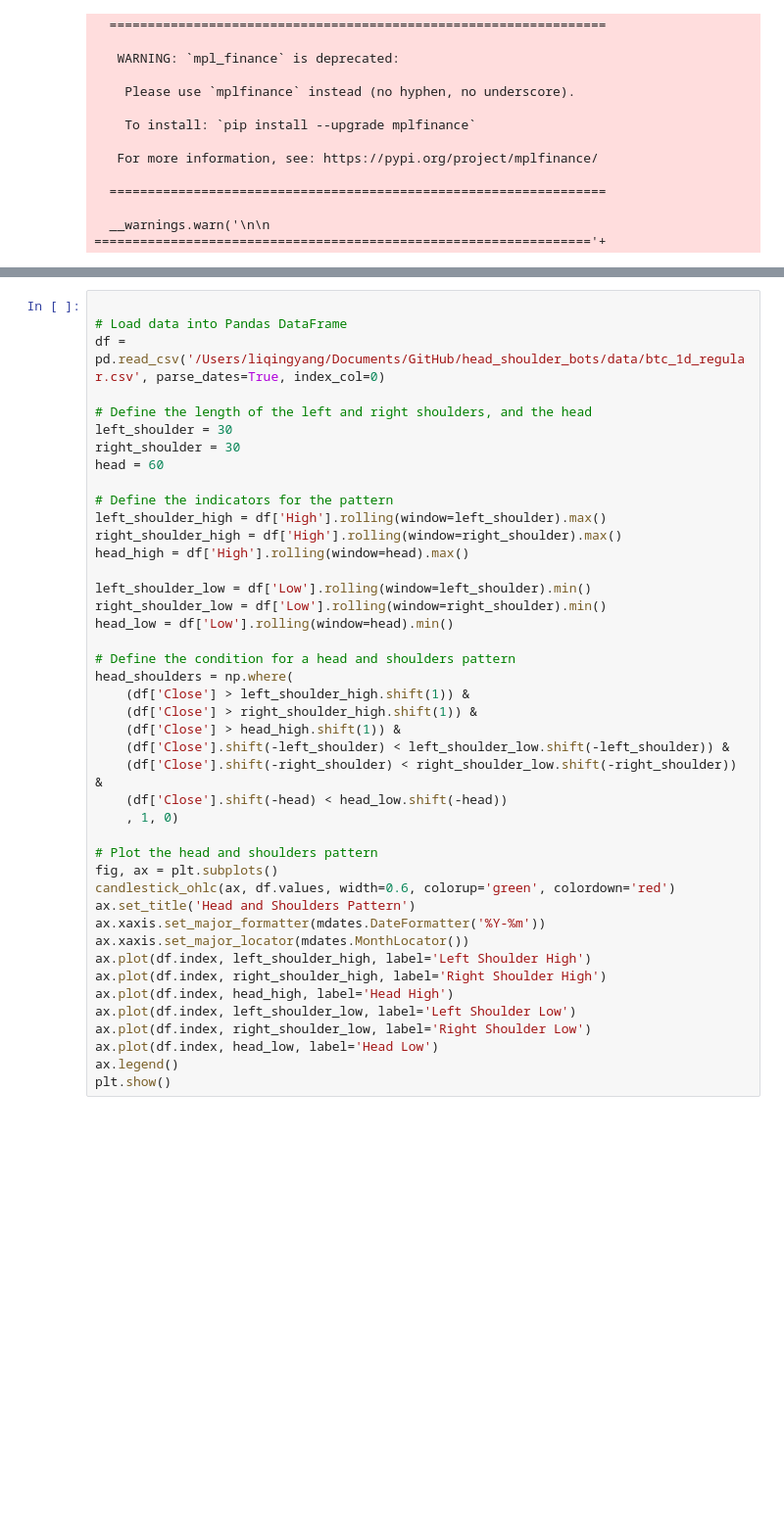
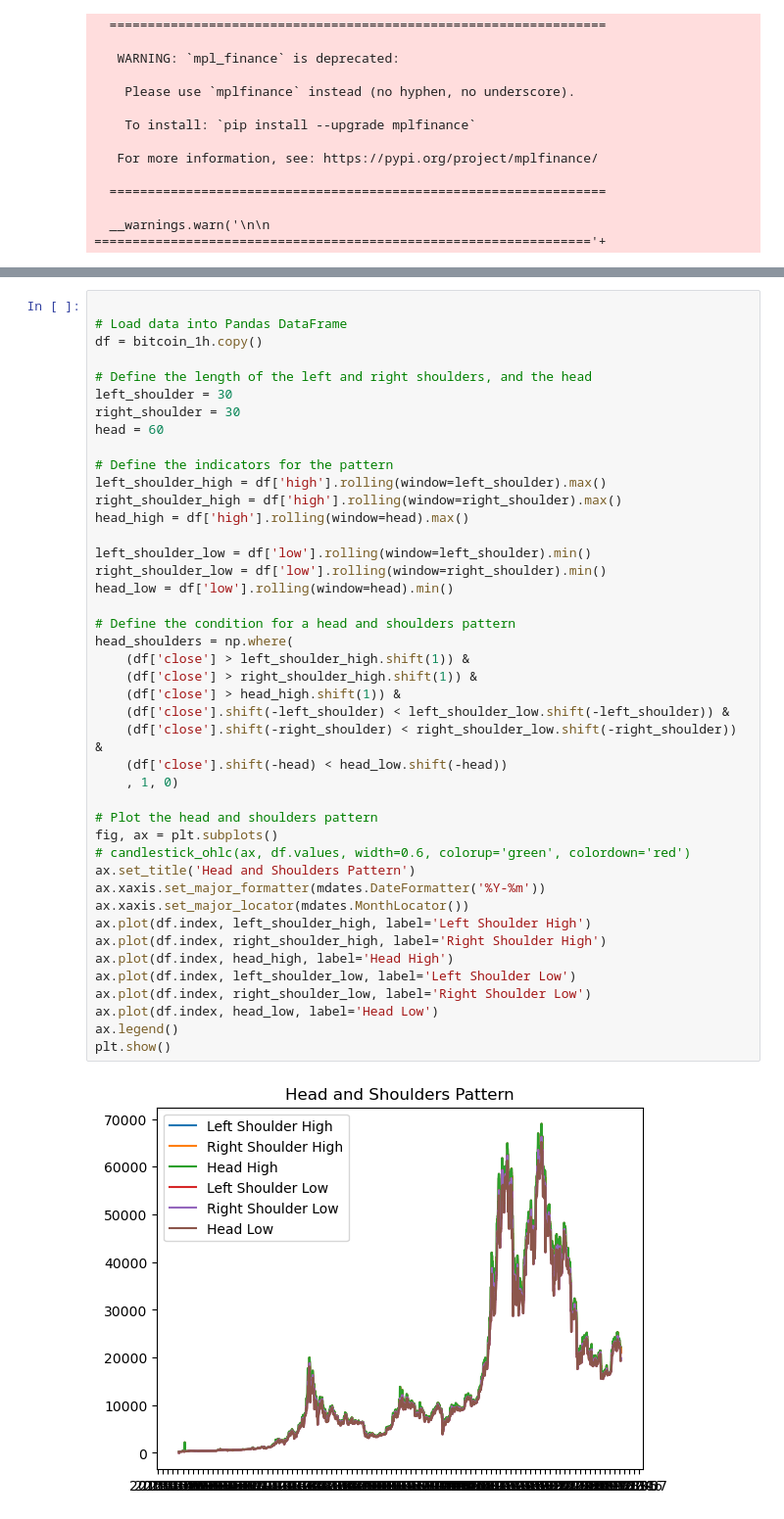
Before and after one commit to frankli073/head_shoulder_bots, a Jupyter notebook: notebooks/data_processing_frank.ipynb, the cells around one changed output, grey strips where cells are left out. Shown at 98% size. Saved outputs shown, nothing was run; the diff lists cells and outputs as text; blank space fills up the shorter version.

Commit message:
upload_new_data

```diff
--- a/notebooks/data_processing_frank.ipynb
+++ b/notebooks/data_processing_frank.ipynb
@@ -43,43 +45,45 @@ bitcoin_1h
 # %%
 
 # Load data into Pandas DataFrame
-df = pd.read_csv('/Users/liqingyang/Documents/GitHub/head_shoulder_bots/data/btc_1d_regular.csv', parse_dates=True, index_col=0)
+df = bitcoin_1h.copy()
 
 # Define the length of the left and right shoulders, and the head
 left_shoulder = 30
 right_shoulder = 30
 head = 60
 
 # Define the indicators for the pattern
-left_shoulder_high = df['High'].rolling(window=left_shoulder).max()
-right_shoulder_high = df['High'].rolling(window=right_shoulder).max()
-head_high = df['High'].rolling(window=head).max()
+left_shoulder_high = df['high'].rolling(window=left_shoulder).max()
+right_shoulder_high = df['high'].rolling(window=right_shoulder).max()
+head_high = df['high'].rolling(window=head).max()
 
-left_shoulder_low = df['Low'].rolling(window=left_shoulder).min()
-right_shoulder_low = df['Low'].rolling(window=right_shoulder).min()
-head_low = df['Low'].rolling(window=head).min()
+left_shoulder_low = df['low'].rolling(window=left_shoulder).min()
+right_shoulder_low = df['low'].rolling(window=right_shoulder).min()
+head_low = df['low'].rolling(window=head).min()
 
 # Define the condition for a head and shoulders pattern
 head_shoulders = np.where(
-    (df['Close'] > left_shoulder_high.shift(1)) &
-    (df['Close'] > right_shoulder_high.shift(1)) &
-    (df['Close'] > head_high.shift(1)) &
-    (df['Close'].shift(-left_shoulder) < left_shoulder_low.shift(-left_shoulder)) &
-    (df['Close'].shift(-right_shoulder) < right_shoulder_low.shift(-right_shoulder)) &
-    (df['Close'].shift(-head) < head_low.shift(-head))
+    (df['close'] > left_shoulder_high.shift(1)) &
+    (df['close'] > right_shoulder_high.shift(1)) &
+    (df['close'] > head_high.shift(1)) &
+    (df['close'].shift(-left_shoulder) < left_shoulder_low.shift(-left_shoulder)) &
+    (df['close'].shift(-right_shoulder) < right_shoulder_low.shift(-right_shoulder)) &
+    (df['close'].shift(-head) < head_low.shift(-head))
     , 1, 0)
 
 # Plot the head and shoulders pattern
 fig, ax = plt.subplots()
-candlestick_ohlc(ax, df.values, width=0.6, colorup='green', colordown='red')
+# candlestick_ohlc(ax, df.values, width=0.6, colorup='green', colordown='red')
 ax.set_title('Head and Shoulders Pattern')
 ax.xaxis.set_major_formatter(mdates.DateFormatter('%Y-%m'))
 ax.xaxis.set_major_locator(mdates.MonthLocator())
 ax.plot(df.index, left_shoulder_high, label='Left Shoulder High')
 ax.plot(df.index, right_shoulder_high, label='Right Shoulder High')
 ax.plot(df.index, head_high, label='Head High')
 ax.plot(df.index, left_shoulder_low, label='Left Shoulder Low')
 ax.plot(df.index, right_shoulder_low, label='Right Shoulder Low')
 ax.plot(df.index, head_low, label='Head Low')
 ax.legend()
 plt.show()
+# %% [output]
+[figure, added]
```
Also changed, not shown: parts of 1 cell of this notebook, 9 other files.
